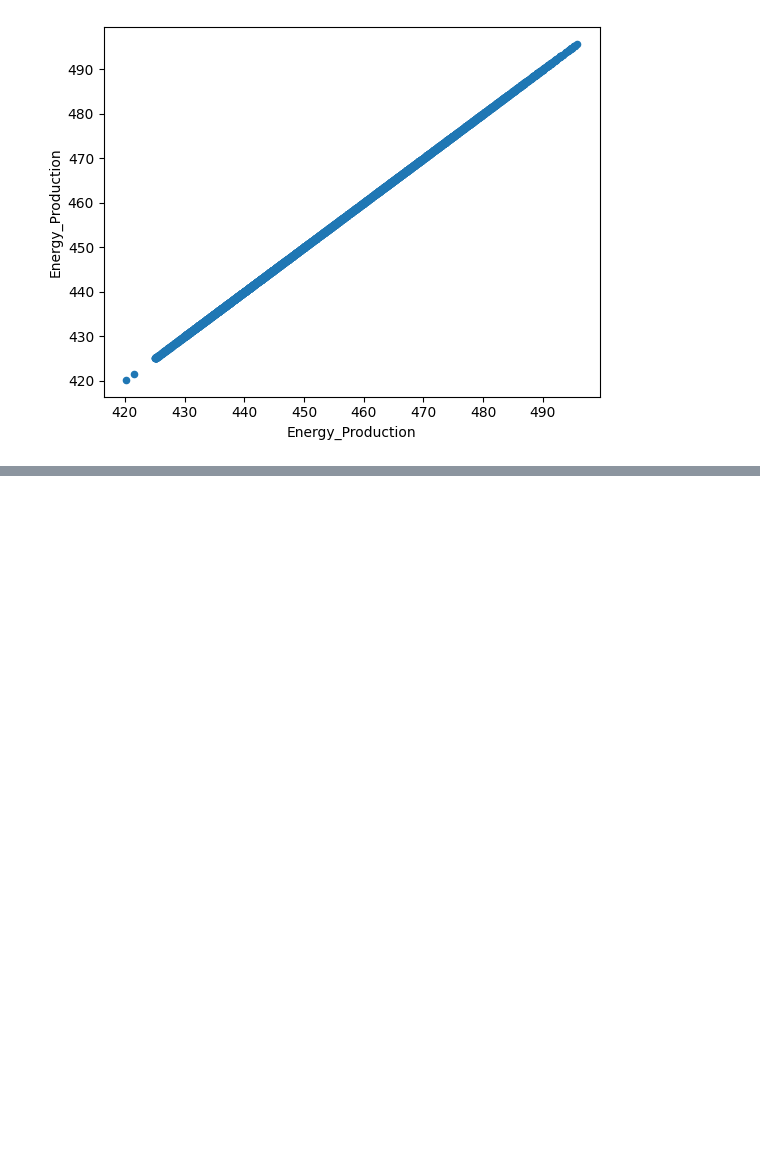
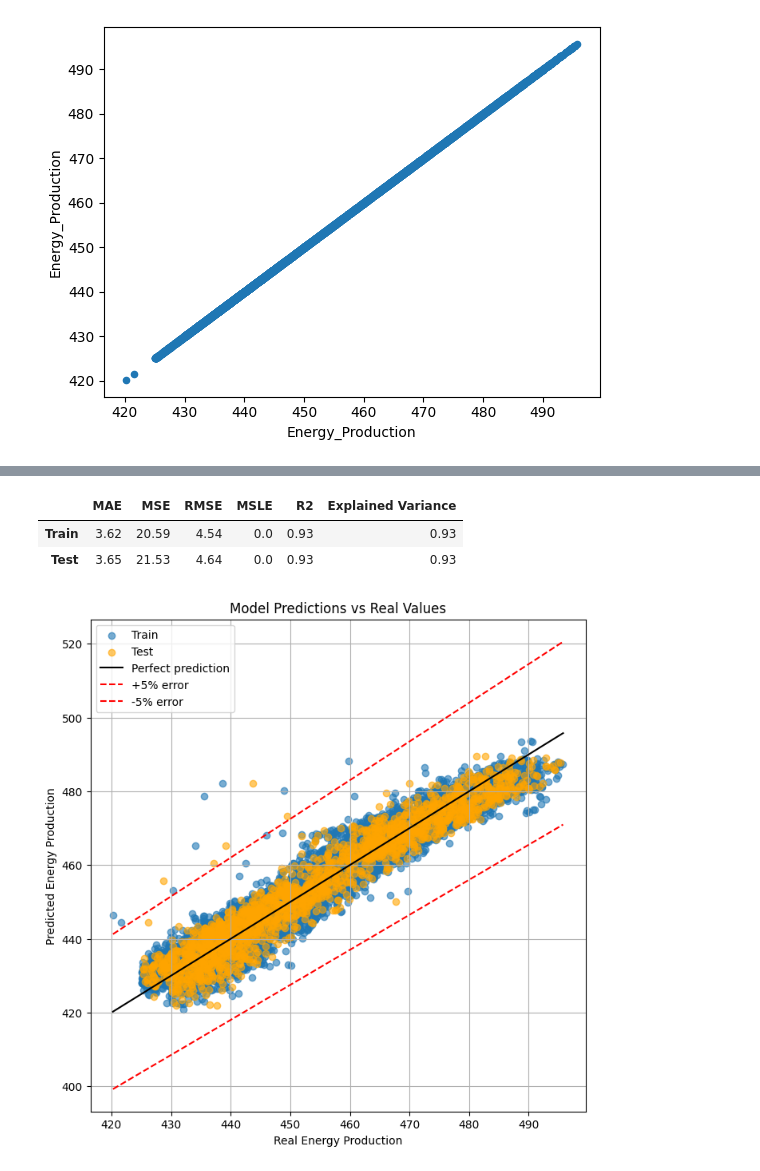
Before and after one commit to Capaquira/projectsLivreLow-code, a Jupyter notebook: CombinedCyclePowerPlant.ipynb, the cells around one changed output, grey strips where cells are left out. Cells and saved outputs as stored; diff of their text form; code cells hidden in the pictures; blank space fills up the shorter version.

```diff
--- a/CombinedCyclePowerPlant.ipynb
+++ b/CombinedCyclePowerPlant.ipynb
@@ -150,0 +228,34 @@ for col in Source_Filtrado.columns:
+# %%
+metricas.round(2)
+# %% [output]
+|  | MAE | MSE | RMSE | MSLE | R2 | Explained Variance |
+| Train | 3.62 | 20.59 | 4.54 | 0.0 | 0.93 | 0.93 |
+| Test | 3.65 | 21.53 | 4.64 | 0.0 | 0.93 | 0.93 |
+# %%
+plt.figure(figsize=(8,8))
+
+# scatter
+plt.scatter(y_train, y_train_pred, alpha=0.6, label="Train")
+plt.scatter(y_test, y_test_pred, alpha=0.6, label="Test", color="orange")
+
+# línea perfecta
+min_val = min(y_test.min(), y_train.min())
+max_val = max(y_test.max(), y_train.max())
+
+x = np.linspace(min_val, max_val, 100)
+
+plt.plot(x, x, color="black", label="Perfect prediction")
+
+# banda ±5%
+plt.plot(x, x*1.05, linestyle="--", color="red", label="+5% error")
+plt.plot(x, x*0.95, linestyle="--", color="red", label="-5% error")
+
+plt.xlabel("Real Energy Production")
+plt.ylabel("Predicted Energy Production")
+plt.title("Model Predictions vs Real Values")
+
+plt.legend()
+plt.grid(True)
+plt.show()
+# %% [output]
+[figure, added]
```
Also changed, not shown: parts of 7 cells of this notebook.
